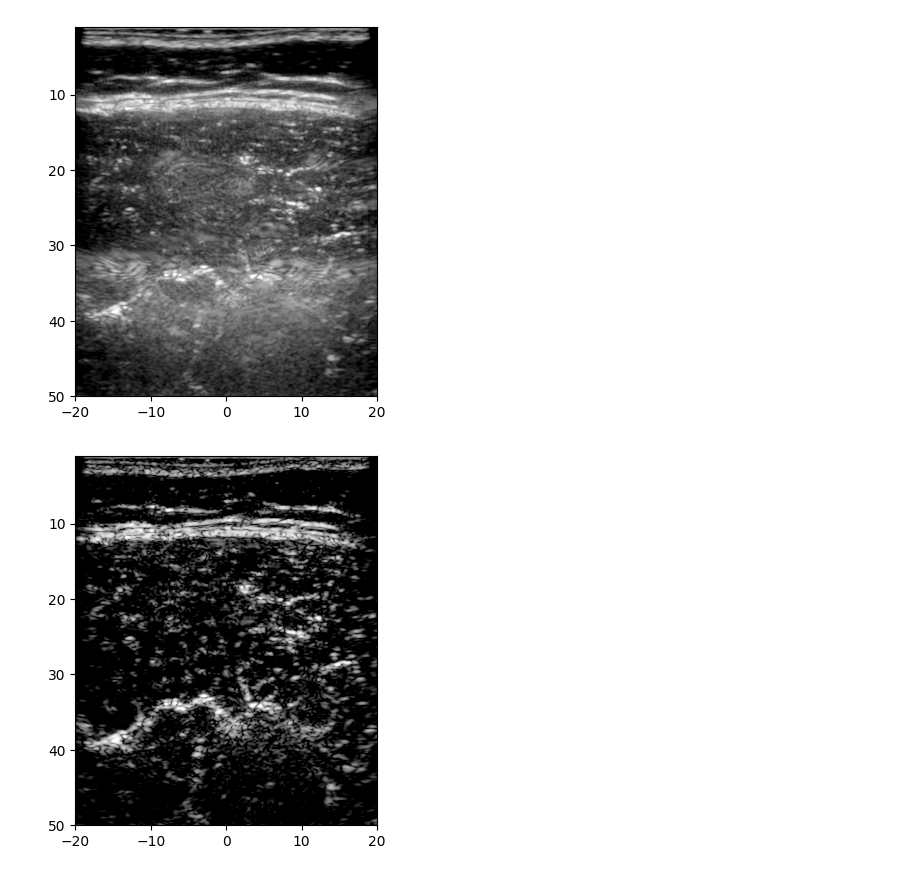
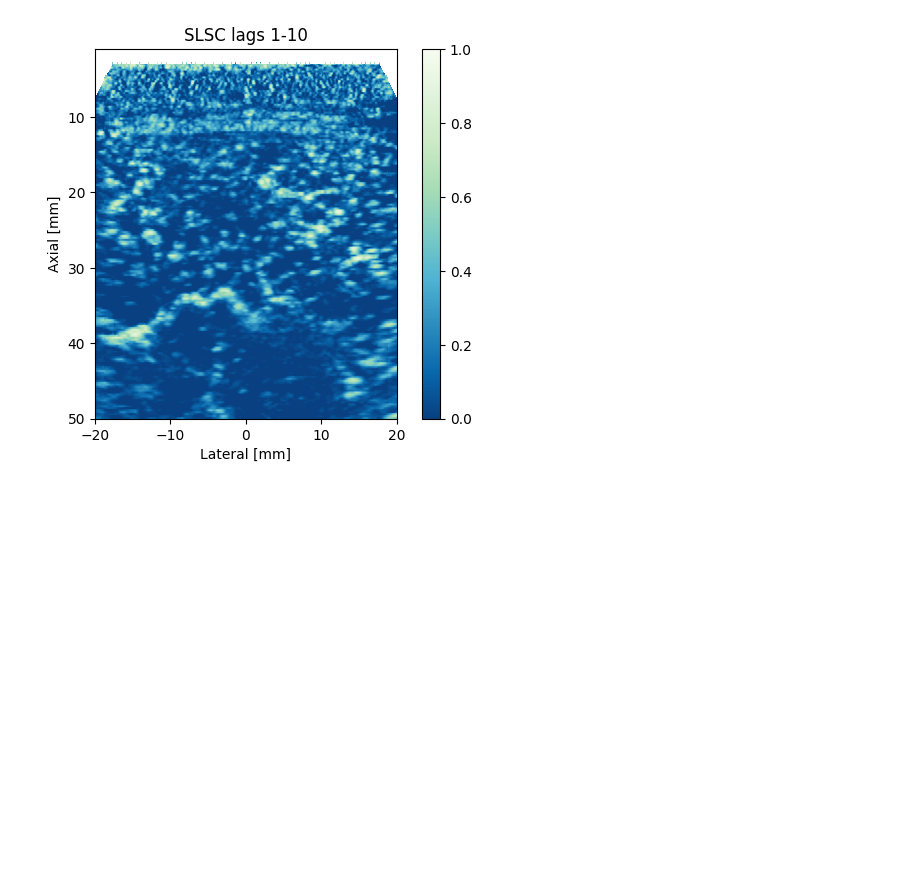
Before and after one commit to wewightman/pycbf, a Jupyter notebook: examples/develop_coherence_beamforming.ipynb, the cells around one changed output. Drawn from its saved outputs; the diff is of its cells as text; code cells hidden in the pictures; blank space fills up the shorter version.

```diff
--- a/examples/develop_coherence_beamforming.ipynb
+++ b/examples/develop_coherence_beamforming.ipynb
@@ -209,26 +132,0 @@ def calc_radial_max(data, x1, x2, alphas, rmin, rmax, nr:int=101, kind='linear')
-# %%
-dz = zout[1]-zout[0]
-nkern = int(np.ceil(4 * lam / (dz)/2))
-dsfx = 4
-dsfz = 4*dsfx
-usf = 2
-alpha = 0.1
-
-loc = []
-for ix in tqdm(range(0, xout.size, dsfx)):
-    subloc = []
-    for iz in tqdm(range(0, zout.size, dsfz), leave=False):
-        izmin = np.max([0, iz-nkern])
-        izmax = np.min([zout.size, iz+nkern+1])
-
-        mask = apodrx_coherence[:,ix,izmin:izmax]
-        elesel = np.sum(mask, axis=-1) == mask.shape[-1]
-
-        if np.sum(elesel) < 2:
-            subloc.append(None)
-            continue
-
-        channels = im[elesel,ix,izmin:izmax]
-
-        subloc.append(calc_coherence_2d(channels.T, usf, alpha))
-    loc.append(subloc)
@@ -442,23 +132,0 @@ for iele in [0, 192//4, 192//2]:
-# %%
-nsplit = 16
-env = np.sum(
-    [np.abs(hilbert(np.sum(im[isplit::nsplit],axis=0), axis=-1)) for isplit in range(nsplit)]
-    , axis=0).T
-logged = 20 * np.log10(env/np.percentile(env, 99) + 1E-80)
-
-plt.figure()
-plt.imshow(logged, vmin=-25, vmax=5, extent=ex_axlat, cmap='gray')
-plt.show()
-
-nsplit = 1
-env = np.sum(
-    [np.abs(hilbert(np.sum(im[isplit::nsplit],axis=0), axis=-1)) for isplit in range(nsplit)]
-    , axis=0).T
-logged = 20 * np.log10(env/np.percentile(env, 99) + 1E-80)
-
-plt.figure()
-plt.imshow(logged, vmin=-25, vmax=5, extent=ex_axlat, cmap='gray')
-plt.show()
-# %% [output]
-[figure, removed]
-[figure, removed]
@@ -464,0 +166,21 @@ plt.show()
+# %%
+# for icoher, coher in enumerate(cohers):
+#     plt.figure()
+#     plt.imshow(coher.T, extent=ex_axlat, cmap='GnBu_r', vmin=0, vmax=1)
+#     plt.title(f"Lag {icoher+1} Coherence")
+#     plt.colorbar()
+#     plt.xlabel("Lateral [mm]")
+#     plt.ylabel("Axial [mm]")
+#     plt.show()
+
+slsc = np.nanmean(cohers[:10], axis=0)
+
+plt.figure()
+plt.imshow(slsc.T, extent=ex_axlat, cmap='GnBu_r', vmin=0, vmax=1)
+plt.colorbar()
+plt.xlabel("Lateral [mm]")
+plt.ylabel("Axial [mm]")
+plt.title("SLSC lags 1-10")
+plt.show()
+# %% [output]
+[figure, added]
```
Also changed, not shown: parts of 13 cells of this notebook, 5 other files.
